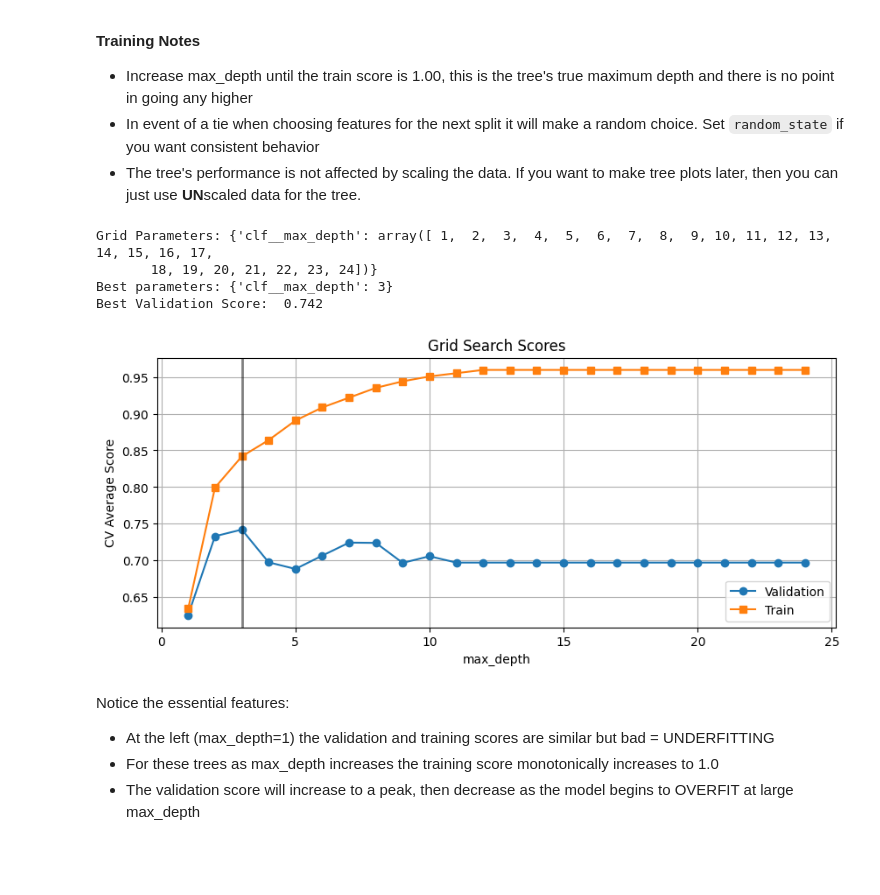
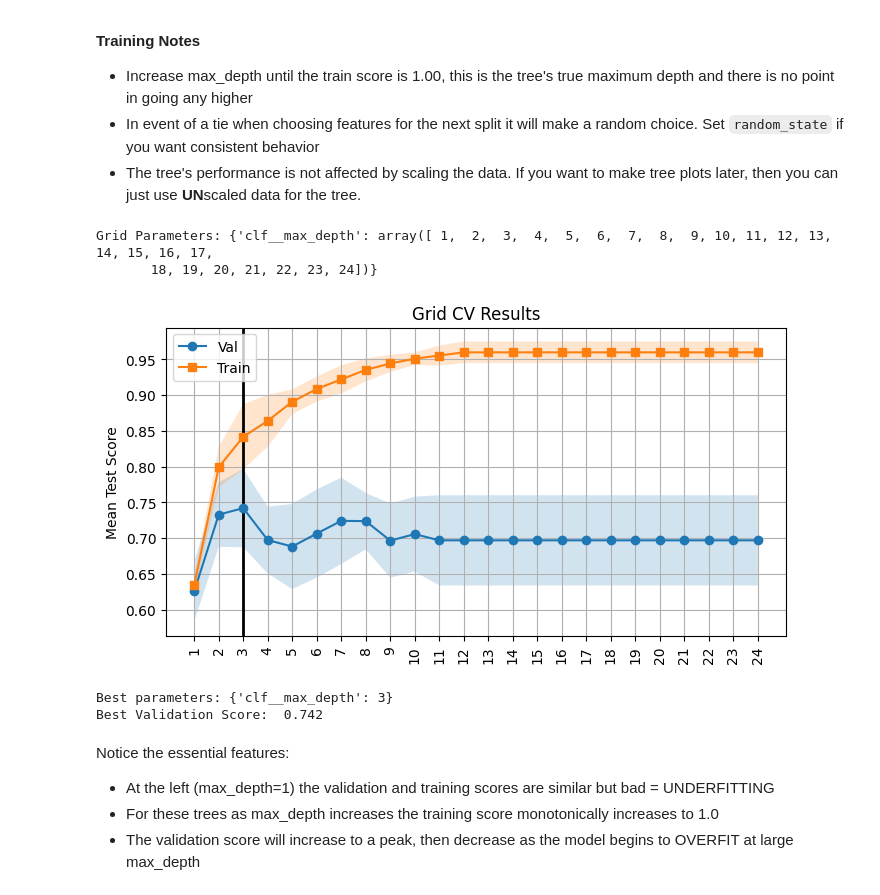
Before and after one commit to mdaugherity/MachineLearning2024, a Jupyter notebook: tutorial/Tutorial_10_Decision_Trees.ipynb, the cells around one changed output. Saved outputs shown, nothing was run; the diff lists cells and outputs as text; code cells hidden in the pictures; blank space fills up the shorter version.

```diff
--- a/tutorial/Tutorial_10_Decision_Trees.ipynb
+++ b/tutorial/Tutorial_10_Decision_Trees.ipynb
@@ -178,14 +168,15 @@ Feature:         ['sepal length (cm)', 'sepal width (cm)', 'petal length (cm)',
 Data shape:      (150, 2)
 # %%
 plt.figure(figsize=(14,6))
-depth=99  # try different values!
+depth=2  # try different values!
 plt.subplot(1,2,1)
 clf = DecisionTreeClassifier(max_depth=depth,random_state=1) # setting random state to get the result I want
 clf.fit(X, y)
 plot_tree(clf, filled=True, class_names=target_names)
 
-plt.subplot(1,2,2)
-plot_decision(clf,X,y, 'bwr', 'coolwarm')  # 2 slighyly different cmaps
+ax = plt.subplot(1,2,2)
+DecisionBoundaryDisplay.from_estimator(clf, X,cmap='bwr', grid_resolution=200, ax=ax, alpha=0.5)
+plt.scatter(X[:, 0], X[:, 1], c=y, cmap='bwr',edgecolor='k', s=20)
 plt.xlabel(feature_names[0])
 plt.ylabel(feature_names[1])
 plt.title(f"Iris Tree Depth={depth}")
@@ -219,3 +192,37 @@ def plot_1par_grid_search(cv_results, grid_param_1, name_param_1, show_train=1):
+# %%
+
+def make_grid_plot_labels(grid_clf):
+  # Turns a parameter dictionary entry into a single string and returns the whole list
+  res = grid_clf.cv_results_
+  NUM_KEYS = len(res['params'][0].values())
+  labels = []
+  for item in res['params']:
+    labels.append("_".join( [str(val) for val in item.values()]))
+  return labels
+
+def make_grid_plot(grid_clf):
+  # Displays the scores for every set of parameters
+  res = grid_clf.cv_results_
+  plt.figure(figsize=(8,4))
+  plt.axvline(grid_clf.best_index_, color='black', lw=2) # draw black line behind best params
+
+  NUM_KEYS = len(res['params'])
+  x = np.arange(NUM_KEYS)
+  plt.plot(res['mean_test_score'],'-o', label='Val')
+  plt.fill_between(x,res['mean_test_score']+res['std_test_score'], res['mean_test_score']-res['std_test_score'], alpha=0.2)
+  #plt.errorbar(x, res['mean_test_score'],yerr=res['std_test_score'],xerr=0,fmt='-o', capsize=2, label='Val')
+
+  plt.plot(res['mean_train_score'],'-s', label='Train')
+  plt.fill_between(x,res['mean_train_score']+res['std_train_score'], res['mean_train_score']-res['std_train_score'], alpha=0.2)
+  #plt.errorbar(x, res['mean_train_score'],yerr=res['std_train_score'],xerr=0,fmt='-s', capsize=2,label='Train')
+  plt.title('Grid CV Results')
+  plt.ylabel('Mean Test Score')
+
+  labels = make_grid_plot_labels(grid_clf)
+  plt.xticks(ticks = x, labels=labels, rotation=90)
+  plt.legend()
+  plt.grid()
+  plt.show()
 # %% [markdown]
 # Recipe
 
@@ -235,27 +242,26 @@ def plot_1par_grid_search(cv_results, grid_param_1, name_param_1, show_train=1):
 # %%
 # Define Pipeline
 estimators = [('scaler', StandardScaler()), ('clf', DecisionTreeClassifier(random_state=0)) ]  # feel free to remove random_state
 pipe = Pipeline(estimators)
 
 # Grid Search Parameters
 DEPTHS = np.arange(1,25)
 params = {'clf__max_depth':DEPTHS}
 print('Grid Parameters:',params)
 
 grid_clf = GridSearchCV(pipe, param_grid=params, return_train_score=True)
 grid_clf.fit(X_train, y_train)
 
-plot_1par_grid_search(grid_clf.cv_results_, DEPTHS,'max_depth')  # only works for 1 parameter
-plt.axvline(DEPTHS[grid_clf.best_index_], color='black', lw=2, alpha=0.5) # draw black line behind best params
+make_grid_plot(grid_clf)
 
 print('Best parameters:', grid_clf.best_params_)
 print(f"Best Validation Score:\t{grid_clf.best_score_:0.3f}")
 # %% [output]
 Grid Parameters: {'clf__max_depth': array([ 1,  2,  3,  4,  5,  6,  7,  8,  9, 10, 11, 12, 13, 14, 15, 16, 17,
        18, 19, 20, 21, 22, 23, 24])}
-Best parameters: {'clf__max_depth': 3}
-Best Validation Score:  0.742
-[figure, old version]
+[figure, new version]
+Best parameters: {'clf__max_depth': 3}
+Best Validation Score:  0.742
 # %% [markdown]
 Notice the essential features:
 * At the left (max_depth=1) the validation and training scores are similar but bad = UNDERFITTING
```
Also changed, not shown: parts of 13 cells of this notebook.
